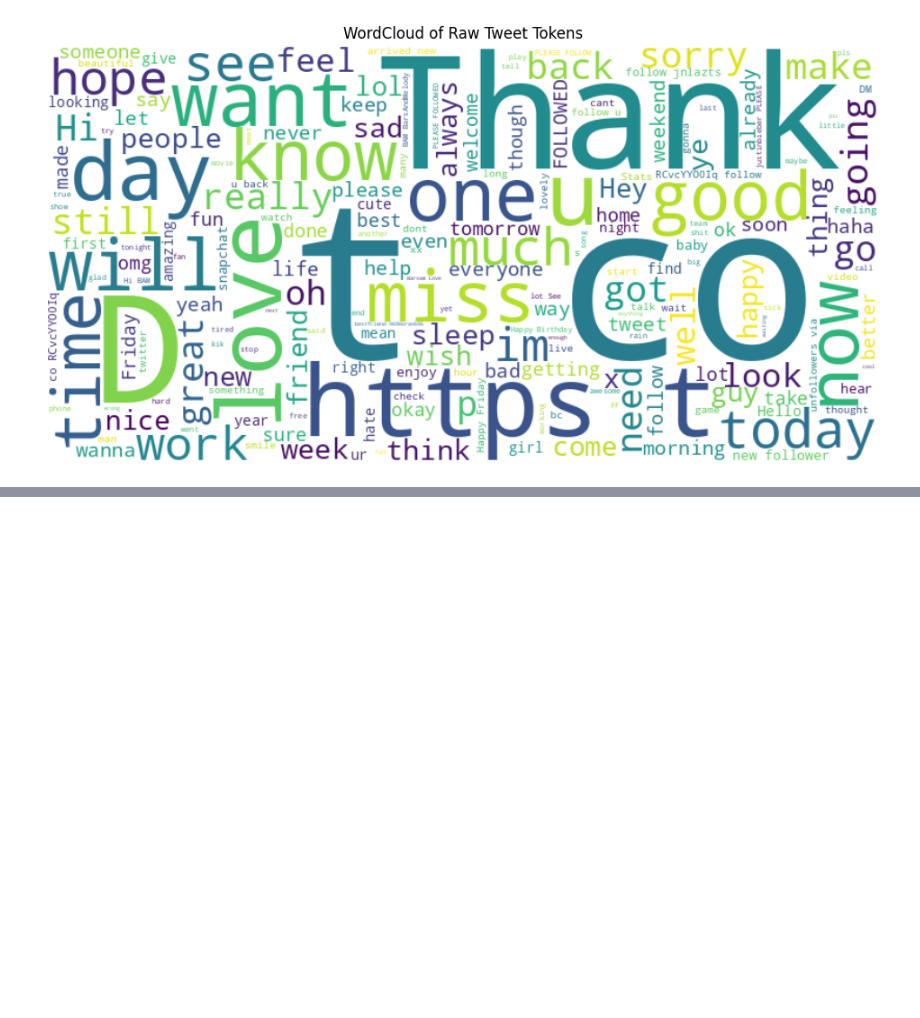
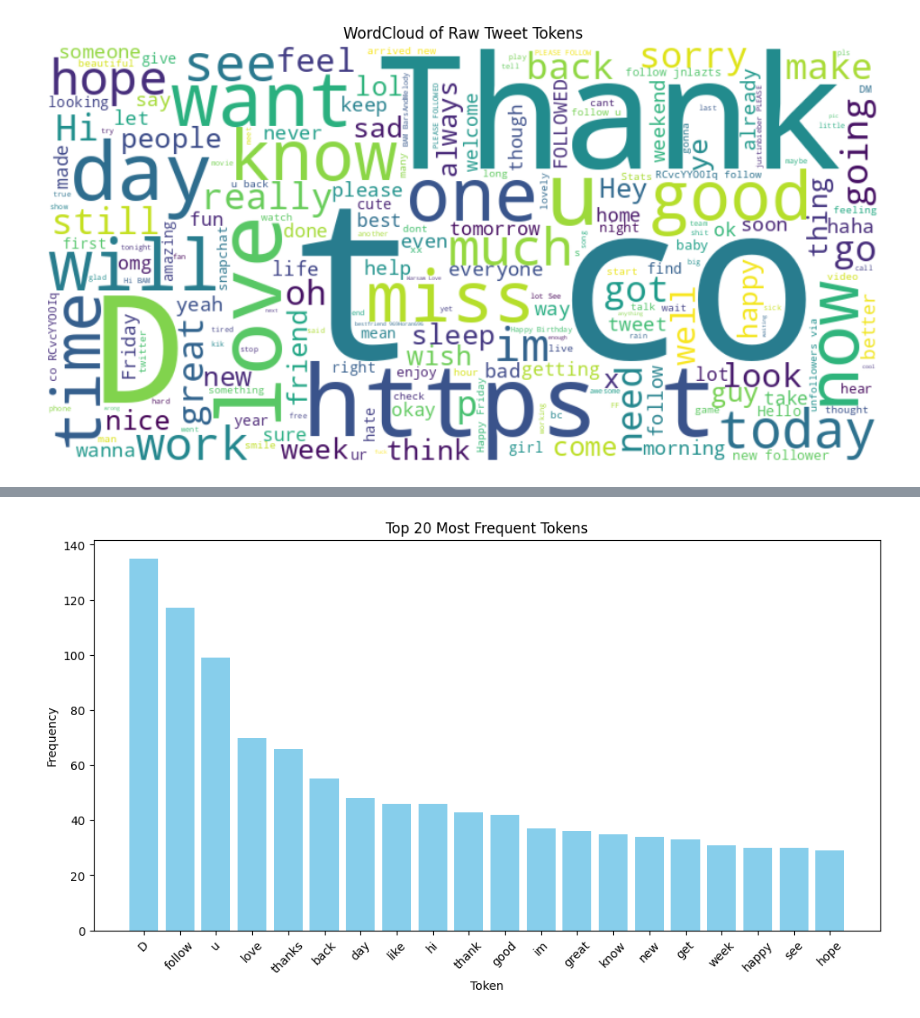
Before and after one commit to TarneemAlaa1/text-preprocessing-nlp, a Jupyter notebook: text-preprocessing-nlp.ipynb, the cells around one changed output, grey strips where cells are left out. Saved outputs shown, nothing was run; the diff lists cells and outputs as text; code cells hidden in the pictures; blank space fills up the shorter version.

```diff
--- a/text-preprocessing-nlp.ipynb
+++ b/text-preprocessing-nlp.ipynb
@@ -165,0 +209,9 @@ plt.show()
+# %%
+# 3) Remove Stopwords
+from nltk.corpus import stopwords
+
+# Getting the English Stopwords
+stop_words = set(stopwords.words('english'))
+print("Stopwords:", stop_words)
+tweet_tokens_no_stopwords = [token for token in tweet_token_no_nums if token not in stop_words]
+print("Tokenized Tweet without Stopwords: \n", tweet_tokens_no_stopwords)
@@ -165,0 +327,13 @@ plt.show()
+# %%
+top_nltk_cleaned_tokens = token_freq_nltk_cleaned.most_common(20)
+tokens, freqs = zip(*top_nltk_cleaned_tokens)
+
+plt.figure(figsize=(12,6))
+plt.bar(tokens, freqs, color='skyblue')
+plt.title("Top 20 Most Frequent Tokens")
+plt.xticks(rotation=45)
+plt.xlabel("Token")
+plt.ylabel("Frequency")
+plt.show()
+# %% [output]
+[figure, added]
```
Also changed, not shown: parts of 15 cells of this notebook.
